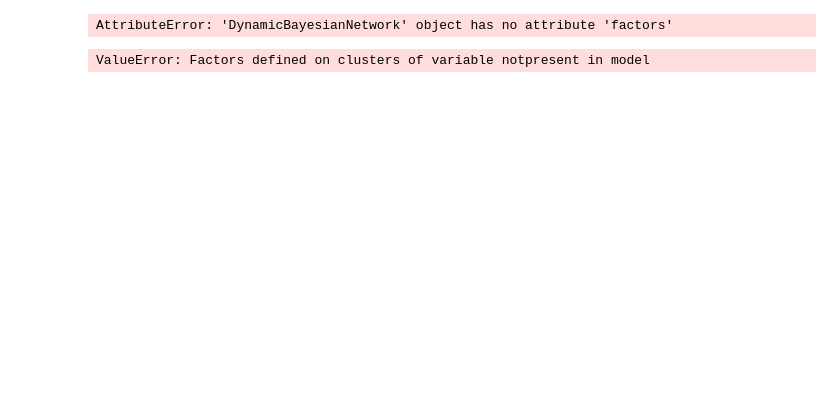
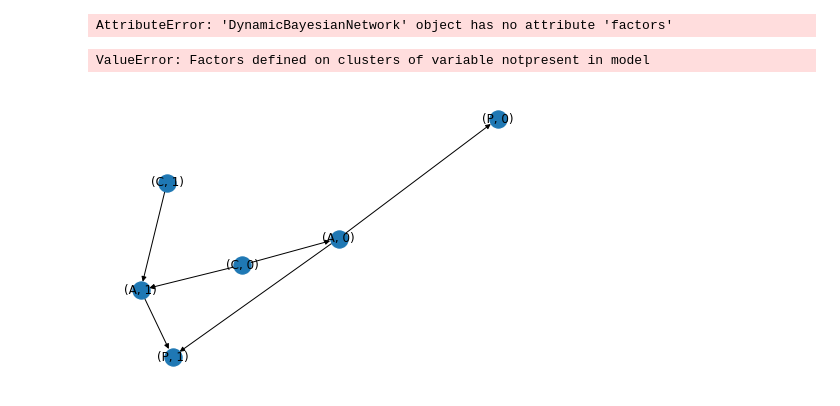
Before and after one commit to ERUD1T3/rai-project-two, a Jupyter notebook: sources/dbn/pgmpy-imp2.ipynb, the cells around one changed output. Cells and saved outputs as stored; diff of their text form; code cells hidden in the pictures; blank space fills up the shorter version.

```diff
--- a/sources/dbn/pgmpy-imp2.ipynb
+++ b/sources/dbn/pgmpy-imp2.ipynb
@@ -177,3 +199,11 @@ AttributeError: 'DynamicBayesianNetwork' object has no attribute 'factors'
 dbn_inf.query([('A', 1)], {('C', 0):0, ('C', 1):0})[('A', 1)].values
 # %% [output]
 ValueError: Factors defined on clusters of variable notpresent in model
+# %%
+import networkx as nx
+import pylab as plt
+nx_graph = nx.DiGraph(dbnet.edges())
+nx.draw(nx_graph, with_labels=True)
+plt.show()
+# %% [output]
+[figure, added]
```
Also changed, not shown: parts of 8 cells of this notebook, 3 other files.
